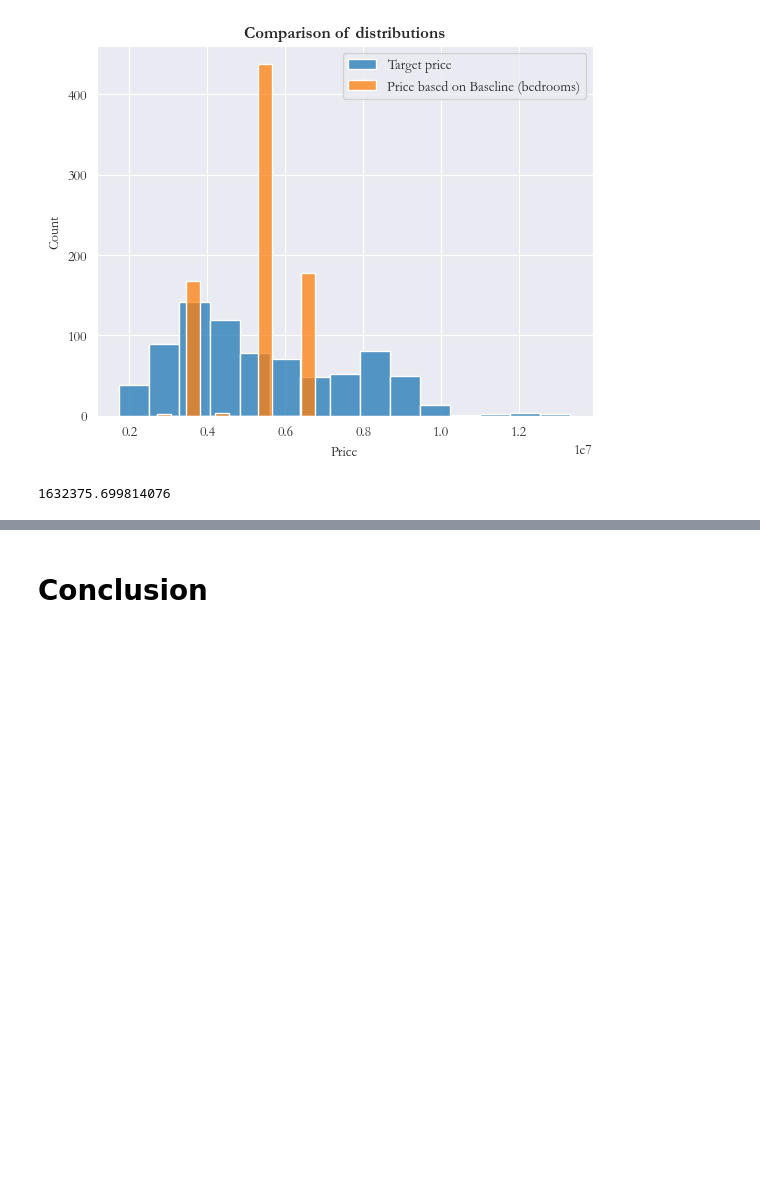
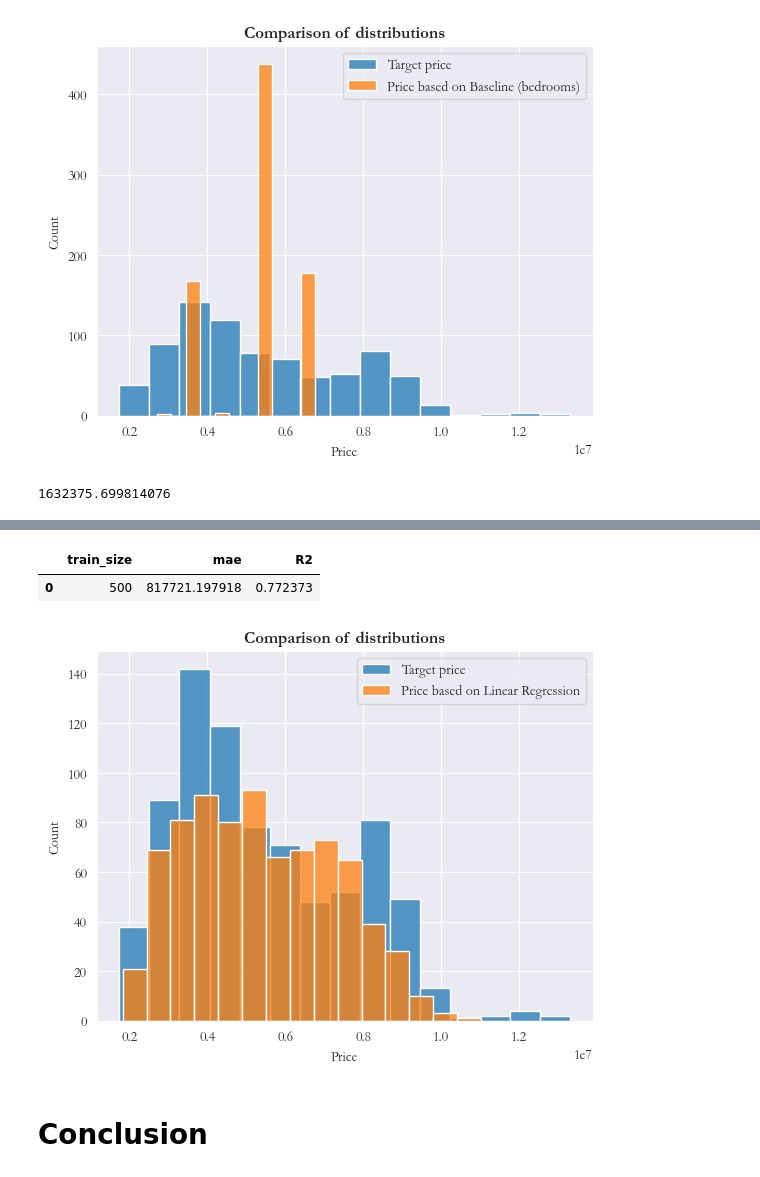
Before and after one commit to ThibaudGENEL/HousingPrice, a Jupyter notebook: notebook.ipynb, the cells around one changed output, grey strips where cells are left out. Saved outputs shown, nothing was run; the diff lists cells and outputs as text; code cells hidden in the pictures; blank space fills up the shorter version.

```diff
--- a/notebook.ipynb
+++ b/notebook.ipynb
@@ -340,2 +375,17 @@ print(MAE_baseline)
+# %%
+linear_model(df_encoded,train_sizes=[500],plot_mae = False,plot_r2=False, add_column = True)     # Adding prediction column into df
+# %% [output]
+|  | train_size | mae | R2 |
+| 0 | 500 | 817721.197918 | 0.772373 |
+# %%
+sns.histplot(df_encoded["Price"], label="Target price")
+sns.histplot(df_encoded["Price_Linear_Regression"], label="Price based on Linear Regression")
+plt.title("Comparison of distributions", fontweight="bold")
+plt.xlabel("Price")
+plt.ylabel("Count")
+plt.legend()
+plt.show()
+# %% [output]
+[figure, added]
 # %% [markdown]
 # Conclusion
```
Also changed, not shown: parts of 7 cells of this notebook, 1 other file.
